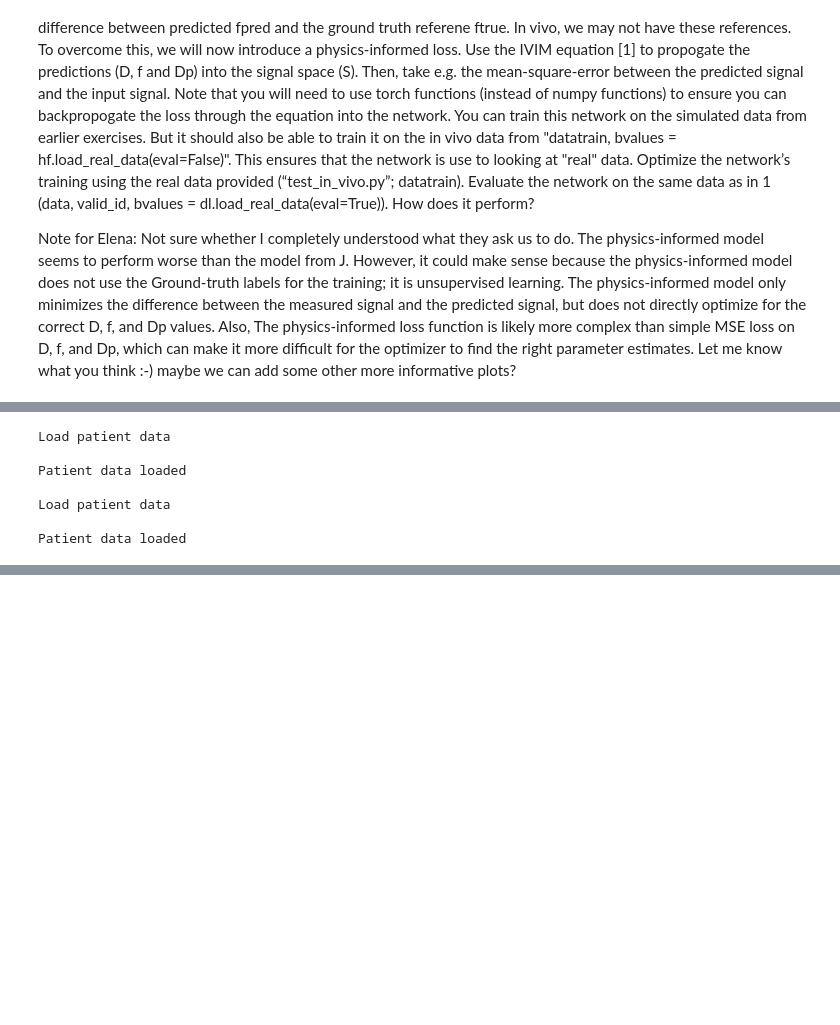
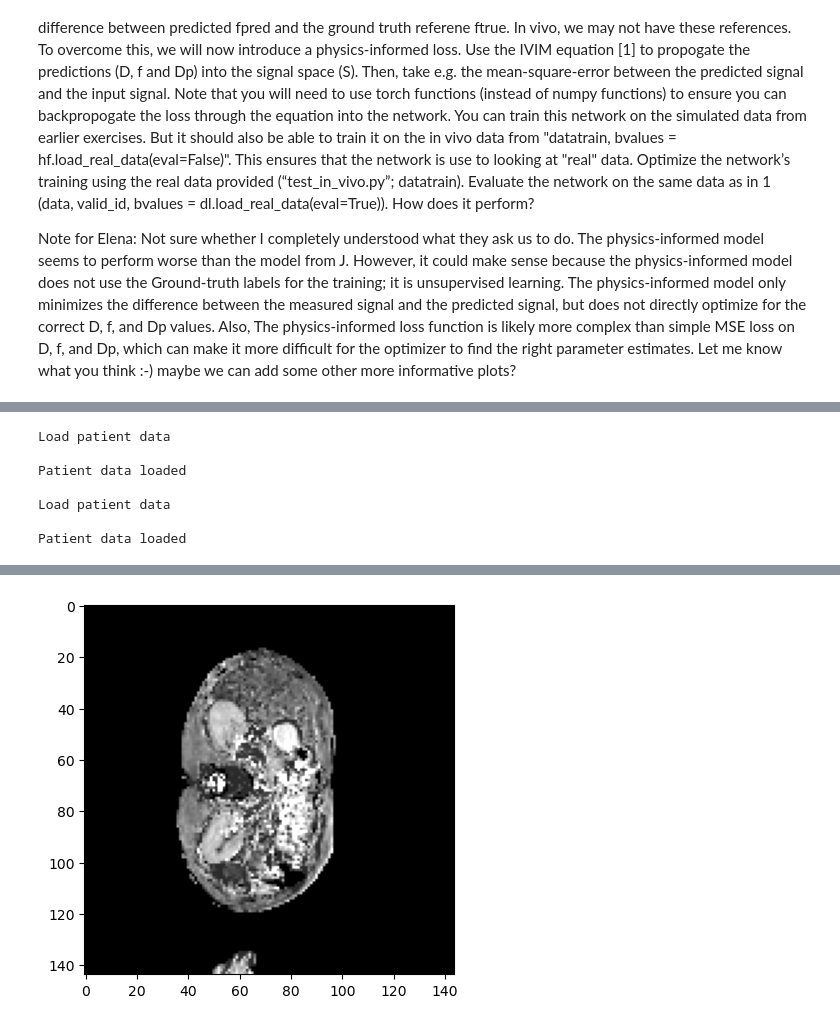
Before and after one commit to zoeazra/AI4MedicalImaging, a Jupyter notebook: Assignment 1/exercise_1.ipynb, the cells around one changed output, grey strips where cells are left out. Cells and saved outputs as stored; diff of their text form; code cells hidden in the pictures; blank space fills up the shorter version.

```diff
--- a/Assignment 1/exercise_1.ipynb
+++ b/Assignment 1/exercise_1.ipynb
@@ -1534,24 +1539,16 @@ def ivim_torch(bvalues, D_pred, f_pred, Dp_pred, S0=1.0):
     return S0 * (f_pred.unsqueeze(1) * torch.exp(-bvalues * Dp_pred.unsqueeze(1)) +
                  (1 - f_pred.unsqueeze(1)) * torch.exp(-bvalues * D_pred.unsqueeze(1)))
 
+
 # Load training and validation datasets
 datatrain, bvalues = hf.load_real_data(eval=False)  # Real-world training data from "test_in_vivo.py"
 dataval, valid_id, bvalues = hf.load_real_data(eval=True)  # Validation data for final evaluation
-sim_trainloader, _, _ = sim_dat(bvalues, batch_size=16, sims=1000)  # Simulated training data loader
 
-# Create model, trainloader, inferloader, testloader, loss function, device, and optimizer using the existing function
-trained_model, trainloader, inferloader, testloader, loss_module, device, optimizer = create_data_model(
-    name='Physics_Informed_IVIM',
-    learningrate=0.01,
-    hidden_layers=5,
-    optimizer="Adagrad",
-    n_outputs=3,
-    sims=100000,
-    custom_output=1,
-    function_act="ELU"
-)
+#create model
+new_model, _, _, _, loss_module, device, optimizer = create_data_model('test_l', optimizer="Adagrad", learningrate=0.1, n_outputs=3, sims=100000, custom_output=1, function_act="ELU", hidden_layers=3, n_width=15)
 
-trained_model.train()
+
+
 
 # Train the model using physics-informed loss
 epochs = 50
@@ -1561,65 +1558,55 @@ for epoch in range(epochs):
     train_loss = 0
     val_loss = 0
 
-    # Training using simulated data
-    trained_model.train()
-    for batch in sim_trainloader:
+    # Training using in vivo data
+    new_model.train()
+
+    for batch in datatrain:
         optimizer.zero_grad()
-        x = batch[0].to(device)  # Measured signal S(b)
+
         bvalues_t = torch.tensor(bvalues, dtype=torch.float32, device=device)
 
-        output = trained_model(x)  # Predict D, f, Dp
-        D_pred, f_pred, Dp_pred = output[:, 0], output[:, 1], output[:, 2]
+        x = torch.tensor(batch[:12], dtype=torch.float32, device=device).view(1, 12).to(device)
 
-        S_pred = ivim_torch(bvalues_t, D_pred, f_pred, Dp_pred)  # Compute S_pred using IVIM model
-        loss = loss_module(S_pred, x)  # Compute physics-informed loss
+        # put the data through the neural network
+        output = new_model(x)
+        f_pred, D_pred, Dp_pred = output[:, 0], output[:, 1], output[:, 2]
 
+
+        S_pred = ivim_torch(bvalues_t, D_pred, f_pred, Dp_pred)
+        loss = loss_module(S_pred, x)
         loss.backward()
         optimizer.step()
         train_loss += loss.item()
 
-    train_losses.append(train_loss / len(sim_trainloader))
+    train_losses.append(train_loss / len(datatrain))
 
-    # Validation on real-world data
-    trained_model.eval()
-    with torch.no_grad():
-        for batch in dataval:
-            x = torch.tensor(batch[:12], dtype=torch.float32, device=device).view(1, 12).to(device)
-            bvalues_t = torch.tensor(bvalues, dtype=torch.float32, device=device)
 
-            output = trained_model(x)
-            D_pred, f_pred, Dp_pred = output[:, 0], output[:, 1], output[:, 2]
-
-            S_pred = ivim_torch(bvalues_t, D_pred, f_pred, Dp_pred)
-            loss = loss_module(S_pred, x)
-
-            val_loss += loss.item()
-
-    val_losses.append(val_loss / len(dataval))
-
-    # Log results to wandb
-    wandb.log({
-        "loss/train": train_losses[-1],
-        "loss/val": val_losses[-1]
-    })
-
-# Save the trained model
-torch.save(trained_model.state_dict(), "physics_informed_trained_model.pth")
-
-# Turn to eval mode
-trained_model.eval()
+#turn to eval mode
+new_model.eval()
 f_out, D_out, Dp_out = [], [], []
 
 for batch in dataval:
     x = torch.tensor(batch[:12], dtype=torch.float32, device=device).view(1, 12).to(device)
 
-    with torch.no_grad():
-        outputs = trained_model(x)
-        f_pred, D_pred, Dp_pred = outputs[:, 0], outputs[:, 1], outputs[:, 2]
+    # put the data through the neural network
+    output = new_model(x)
+    f_pred, D_pred, Dp_pred = output[:, 0], output[:, 1], output[:, 2]
+    S_pred = ivim_torch(bvalues_t, D_pred, f_pred, Dp_pred)
+    loss = loss_module(S_pred, x)
 
-    f_out.append(f_pred.cpu().numpy())
-    D_out.append(D_pred.cpu().numpy())
-    Dp_out.append(Dp_pred.cpu().numpy())
+    val_loss += loss.item()
+    f_out.append(f_pred.detach().cpu().numpy())
+    D_out.append(D_pred.detach().cpu().numpy())
+    Dp_out.append(Dp_pred.detach().cpu().numpy())
+
+
+val_losses.append(val_loss / len(dataval))
+
+# Save the trained model
+torch.save(new_model.state_dict(), "physics_informed_trained_model.pth")
+
+
 
 # Plot parameter maps for comparison
 hf.plot_example(np.squeeze(D_out), valid_id, 0.003)
@@ -1637,0 +1626 @@ KeyboardInterrupt:
+[figure, added]
```
Also changed, not shown: parts of 10 cells of this notebook, 2 other files.
